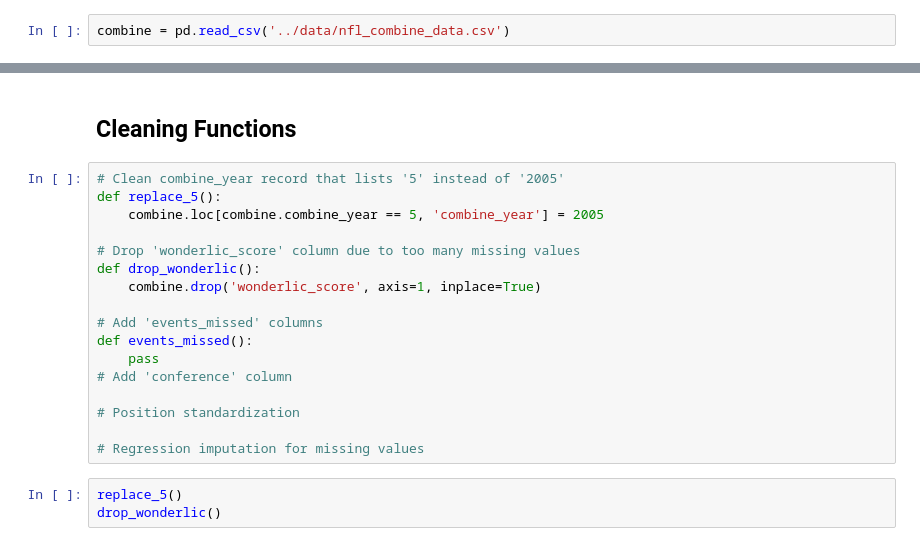
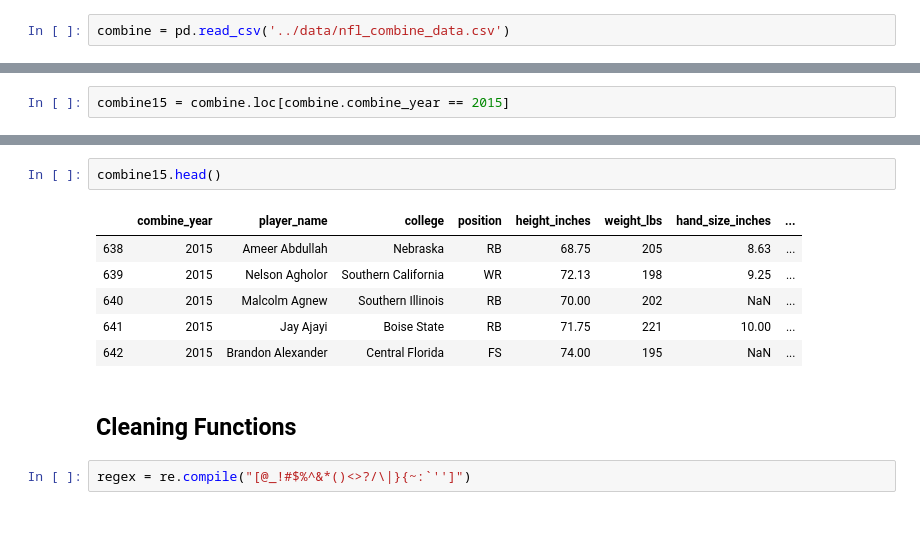
Before and after one commit to michaelpallante/nfl_combine_classification_modeling, a Jupyter notebook: notebooks/nfl_combine_data_cleaning.ipynb, the cells around one changed output, grey strips where cells are left out. Drawn from its saved outputs; the diff is of its cells as text.

```diff
--- a/notebooks/nfl_combine_data_cleaning.ipynb
+++ b/notebooks/nfl_combine_data_cleaning.ipynb
@@ -113,0 +135,2 @@ dtype: int64
+# %%
+combine15 = combine.loc[combine.combine_year == 2015]
@@ -114,22 +146,13 @@ dtype: int64
+# %%
+combine15.head()
+# %% [output]
+|  | combine_year | player_name | college | position | height_inches | weight_lbs | hand_size_inches | ... |
+| 638 | 2015 | Ameer Abdullah | Nebraska | RB | 68.75 | 205 | 8.63 | ... |
+| 639 | 2015 | Nelson Agholor | Southern California | WR | 72.13 | 198 | 9.25 | ... |
+| 640 | 2015 | Malcolm Agnew | Southern Illinois | RB | 70.00 | 202 | NaN | ... |
+| 641 | 2015 | Jay Ajayi | Boise State | RB | 71.75 | 221 | 10.00 | ... |
+| 642 | 2015 | Brandon Alexander | Central Florida | FS | 74.00 | 195 | NaN | ... |
 # %% [markdown]
 ## Cleaning Functions
-# %%
-# Clean combine_year record that lists '5' instead of '2005'
-def replace_5():
-    combine.loc[combine.combine_year == 5, 'combine_year'] = 2005
-
-# Drop 'wonderlic_score' column due to too many missing values
-def drop_wonderlic():
-    combine.drop('wonderlic_score', axis=1, inplace=True)
-
-# Add 'events_missed' columns
-def events_missed():
-    pass
-# Add 'conference' column
-
-# Position standardization
-
-# Regression imputation for missing values
-# %%
-replace_5()
-drop_wonderlic()
+# %%
+regex = re.compile("[@_!#$%^&*()<>?/\|}{~:`'']")
```
Also changed, not shown: parts of 27 cells of this notebook.
